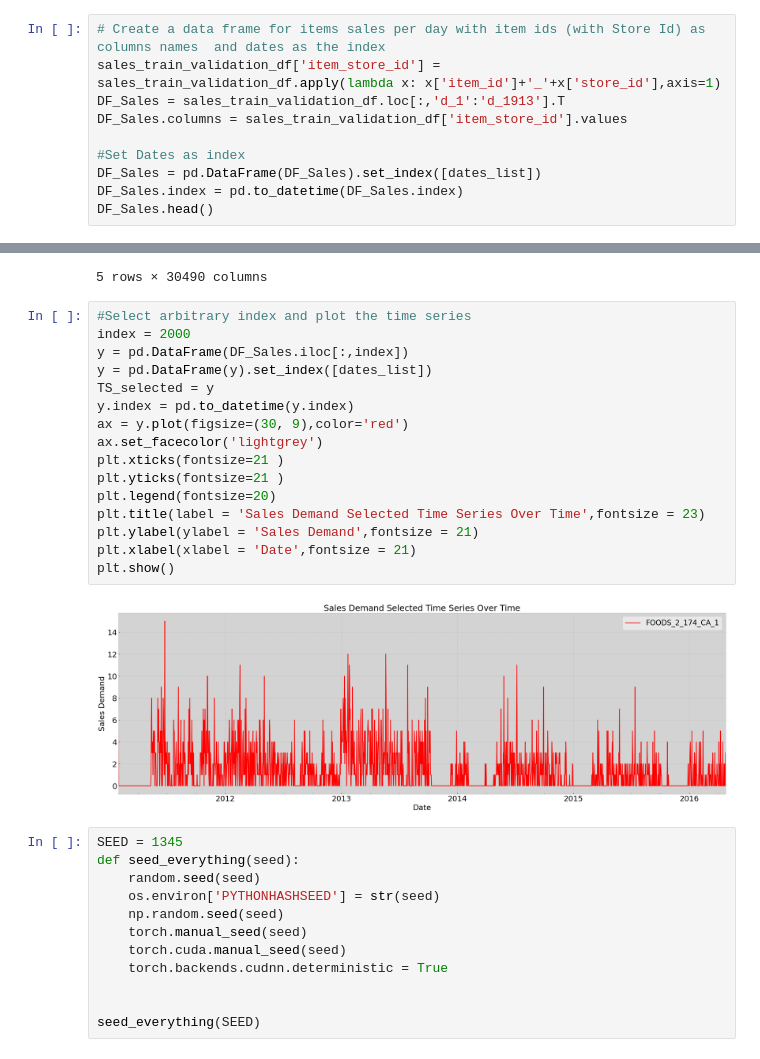
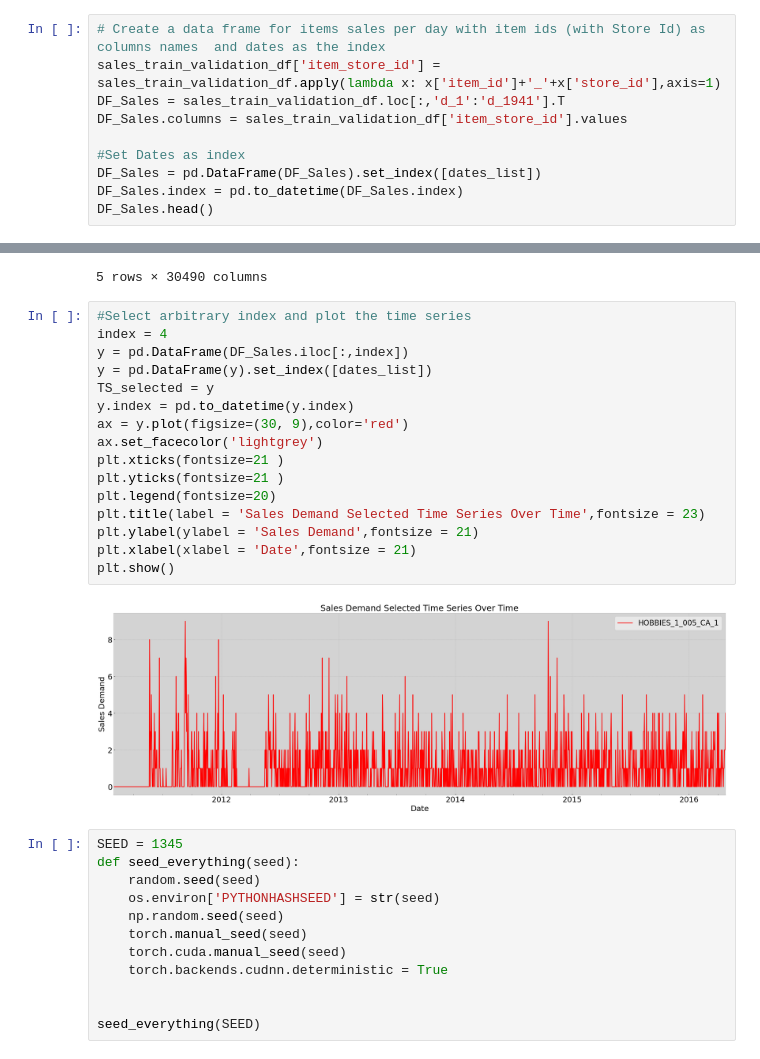
Before and after one commit to miloscola/Capsrone23-DeepAR, a Jupyter notebook: LSTM_M5.ipynb, the cells around one changed output, grey strips where cells are left out. Saved outputs shown, nothing was run; the diff lists cells and outputs as text.

Commit message:
using index 4 as comparison, modified visualization

```diff
--- a/LSTM_M5.ipynb
+++ b/LSTM_M5.ipynb
@@ -108,7 +108,7 @@ dates_list = [dt.datetime.strptime(date, '%Y-%m-%d').date() for date in dates]
 # %%
 # Create a data frame for items sales per day with item ids (with Store Id) as columns names  and dates as the index
 sales_train_validation_df['item_store_id'] = sales_train_validation_df.apply(lambda x: x['item_id']+'_'+x['store_id'],axis=1)
-DF_Sales = sales_train_validation_df.loc[:,'d_1':'d_1913'].T
+DF_Sales = sales_train_validation_df.loc[:,'d_1':'d_1941'].T
 DF_Sales.columns = sales_train_validation_df['item_store_id'].values
 
 #Set Dates as index
@@ -125,22 +125,22 @@ DF_Sales.head()
 5 rows × 30490 columns
 # %%
 #Select arbitrary index and plot the time series
-index = 2000
+index = 4
 y = pd.DataFrame(DF_Sales.iloc[:,index])
 y = pd.DataFrame(y).set_index([dates_list])
 TS_selected = y
 y.index = pd.to_datetime(y.index)
 ax = y.plot(figsize=(30, 9),color='red')
 ax.set_facecolor('lightgrey')
 plt.xticks(fontsize=21 )
 plt.yticks(fontsize=21 )
 plt.legend(fontsize=20)
 plt.title(label = 'Sales Demand Selected Time Series Over Time',fontsize = 23)
 plt.ylabel(ylabel = 'Sales Demand',fontsize = 21)
 plt.xlabel(xlabel = 'Date',fontsize = 21)
 plt.show()
 # %% [output]
-[figure, old version]
+[figure, new version]
 # %%
 SEED = 1345
 def seed_everything(seed):
```
Also changed, not shown: parts of 36 cells of this notebook, 4 other files.
